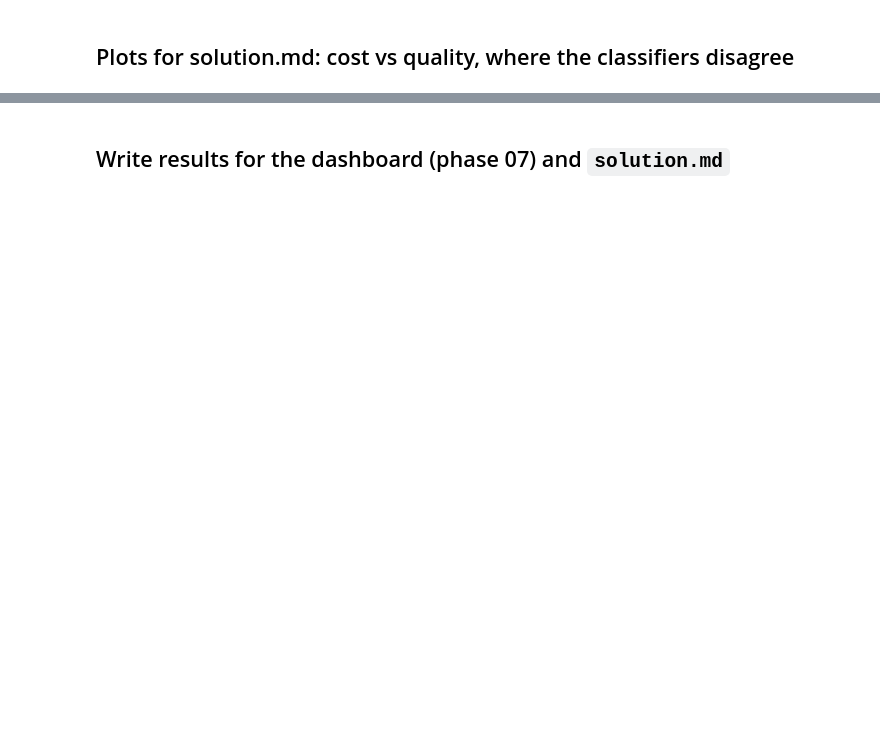
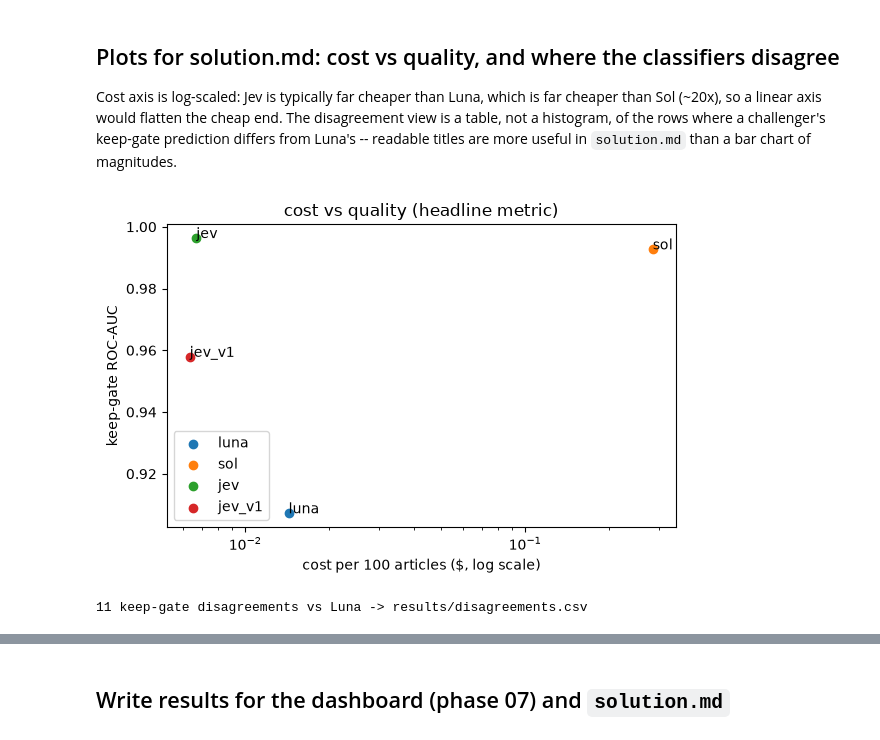
Before and after one commit to mpenalverguilera/podcast-generator, a Jupyter notebook: eval/classifier_eval.ipynb, the cells around one changed output, grey strips where cells are left out. Drawn from its saved outputs; the diff is of its cells as text; code cells hidden in the pictures; blank space fills up the shorter version.

```diff
--- a/eval/classifier_eval.ipynb
+++ b/eval/classifier_eval.ipynb
@@ -233,17 +547,25 @@ sol_df = with_scores(df, sol_scores)
 def summarize(name: str, scored_df: pd.DataFrame, cache: dict) -> dict:
     y_relevant = scored_df["label_relevant_bin"].tolist()
     y_newsworthy = scored_df["label_newsworthy_bin"].tolist()
+    y_keep = scored_df["label_keep_bin"].tolist()
     relevance_scores = scored_df["relevance"].tolist()
     newsworthy_scores = scored_df["newsworthy"].tolist()
+    keep_scores = keep_score(relevance_scores, newsworthy_scores)
+    keep_predicted = keep_pred(relevance_scores, newsworthy_scores)
     latencies = sorted(v["latency_ms"] for v in cache.values())
     total_cost = sum(v["cost_usd"] for v in cache.values())
 
     return {
         "classifier": name,
         "n": len(scored_df),
+        "keep_gate_accuracy": accuracy(y_keep, keep_predicted),
+        "keep_gate_precision": precision(y_keep, keep_predicted),
+        "keep_gate_recall": recall(y_keep, keep_predicted),
+        "keep_gate_roc_auc": roc_auc(y_keep, keep_scores),
         "relevance_accuracy": accuracy(y_relevant, binarize(relevance_scores)),
         "relevance_precision": precision(y_relevant, binarize(relevance_scores)),
         "relevance_recall": recall(y_relevant, binarize(relevance_scores)),
+        "relevance_specificity": specificity(y_relevant, binarize(relevance_scores)),
         "relevance_roc_auc": roc_auc(y_relevant, relevance_scores),
         "newsworthy_precision": precision(y_newsworthy, binarize(newsworthy_scores)),
         "newsworthy_recall": recall(y_newsworthy, binarize(newsworthy_scores)),
@@ -254,7 +576,6 @@ def summarize(name: str, scored_df: pd.DataFrame, cache: dict) -> dict:
     }
 
 
-luna_summary = summarize("luna", luna_df, luna_scores)
-sol_summary = summarize("sol", sol_df, sol_scores)
-summary_df = pd.DataFrame([luna_summary, sol_summary]).set_index("classifier")
+summaries = {name: summarize(name, scored_dfs[name], scores[name]) for name in scores}
+summary_df = pd.DataFrame(list(summaries.values())).set_index("classifier")
 summary_df
@@ -337,20 +914,52 @@ print(f"reason: {reason}")
 # %% [markdown]
-## Plots for solution.md: cost vs quality, where the classifiers disagree
+## Plots for solution.md: cost vs quality, and where the classifiers disagree
+
+Cost axis is log-scaled: Jev is typically far cheaper than Luna, which is far cheaper than Sol
+(~20x), so a linear axis would flatten the cheap end. The disagreement view is a table, not a
+histogram, of the rows where a challenger's keep-gate prediction differs from Luna's -- readable
+titles are more useful in `solution.md` than a bar chart of magnitudes.
 # %%
-fig, axes = plt.subplots(1, 2, figsize=(10, 4))
-
-for s in (luna_summary, sol_summary):
-    axes[0].scatter(s["cost_per_100"], s["relevance_roc_auc"], label=s["classifier"])
-    axes[0].annotate(s["classifier"], (s["cost_per_100"], s["relevance_roc_auc"]))
-axes[0].set_xlabel("cost per 100 articles ($)")
-axes[0].set_ylabel("relevance ROC-AUC")
-axes[0].set_title("cost vs quality")
-
-disagreement = (luna_df["relevance"] - sol_df["relevance"]).abs()
-axes[1].hist(disagreement, bins=10)
-axes[1].set_xlabel("|luna relevance - sol relevance|")
-axes[1].set_title("where the classifiers disagree")
-
+fig, ax = plt.subplots(figsize=(6, 4))
+for name, s in summaries.items():
+    if name == "luna_rerun":  # same cost/model as luna, not a real point of comparison here
+        continue
+    ax.scatter(s["cost_per_100"], s["keep_gate_roc_auc"], label=name)
+    ax.annotate(name, (s["cost_per_100"], s["keep_gate_roc_auc"]))
+ax.set_xscale("log")
+ax.set_xlabel("cost per 100 articles ($, log scale)")
+ax.set_ylabel("keep-gate ROC-AUC")
+ax.set_title("cost vs quality (headline metric)")
+ax.legend()
 fig.tight_layout()
 fig.savefig(RESULTS_DIR / "cost_vs_quality.png", dpi=120)
 plt.show()
+
+# Disagreement table: every row where a challenger's keep-gate prediction differs from Luna's.
+disagreement_rows = []
+for name in CLASSIFIERS:
+    if name in ("luna", "luna_rerun"):
+        continue
+    luna_pred = keep_pred(scored_dfs["luna"]["relevance"], scored_dfs["luna"]["newsworthy"])
+    other_pred = keep_pred(scored_dfs[name]["relevance"], scored_dfs[name]["newsworthy"])
+    for i, (lp, op) in enumerate(zip(luna_pred, other_pred)):
+        if lp == op:
+            continue
+        row = df.iloc[i]
+        disagreement_rows.append(
+            {
+                "classifier": name,
+                "article_id": int(row["article_id"]),
+                "fetched_topic": row["fetched_topic"],
+                "title": row["title"],
+                "label_keep": int(row["label_keep_bin"]),
+                "luna_keep_pred": lp,
+                "other_keep_pred": op,
+            }
+        )
+disagreement_df = pd.DataFrame(disagreement_rows)
+disagreement_df.to_csv(RESULTS_DIR / "disagreements.csv", index=False)
+print(f"{len(disagreement_df)} keep-gate disagreements vs Luna -> results/disagreements.csv")
+disagreement_df
+# %% [output]
+[figure, added]
+11 keep-gate disagreements vs Luna -> results/disagreements.csv
```
Also changed, not shown: parts of 21 cells of this notebook, 29 other files.
